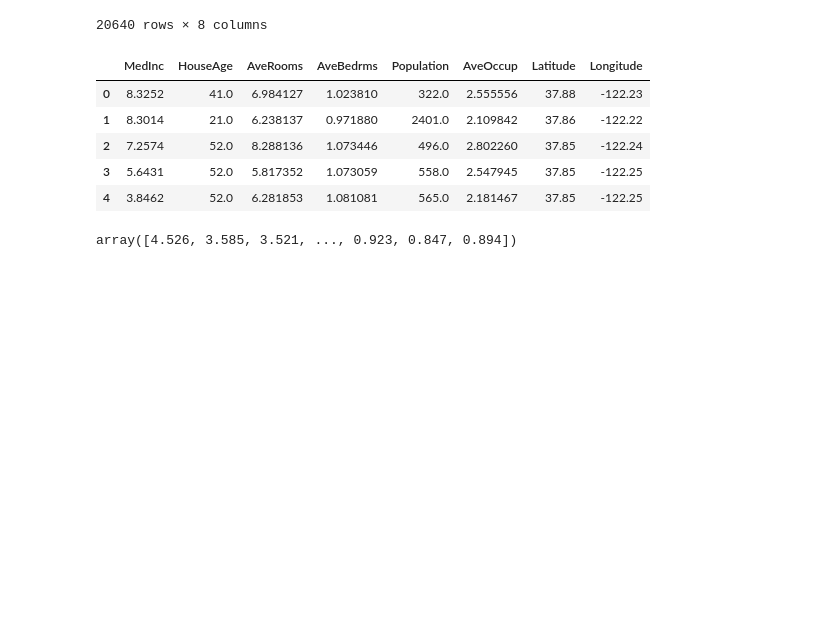
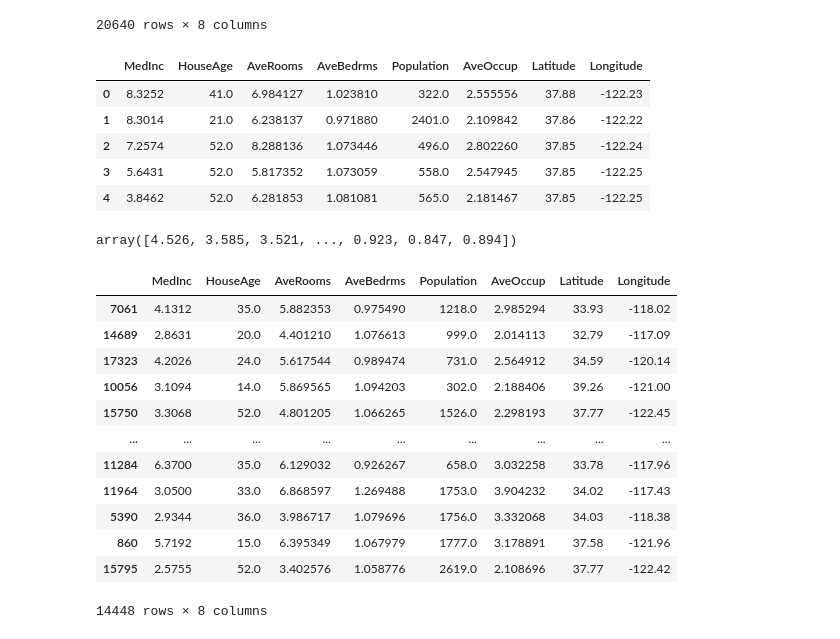
Before and after one commit to Kuldeep2003-exe/sklearn, a Jupyter notebook: Classification_ML.ipynb, the cells around one changed output. Cells and saved outputs as stored; diff of their text form; code cells hidden in the pictures; blank space fills up the shorter version.

```diff
--- a/Classification_ML.ipynb
+++ b/Classification_ML.ipynb
@@ -74,0 +73,21 @@ array([4.526, 3.585, 3.521, ..., 0.923, 0.847, 0.894])
+# %%
+#train test split
+
+from sklearn.model_selection import train_test_split
+X_train,X_test,y_train,y_test=train_test_split(X,y,test_size=0.30,random_state=42)
+# %%
+X_train
+# %% [output]
+|  | MedInc | HouseAge | AveRooms | AveBedrms | Population | AveOccup | Latitude | Longitude |
+| 7061 | 4.1312 | 35.0 | 5.882353 | 0.975490 | 1218.0 | 2.985294 | 33.93 | -118.02 |
+| 14689 | 2.8631 | 20.0 | 4.401210 | 1.076613 | 999.0 | 2.014113 | 32.79 | -117.09 |
+| 17323 | 4.2026 | 24.0 | 5.617544 | 0.989474 | 731.0 | 2.564912 | 34.59 | -120.14 |
+| 10056 | 3.1094 | 14.0 | 5.869565 | 1.094203 | 302.0 | 2.188406 | 39.26 | -121.00 |
+| 15750 | 3.3068 | 52.0 | 4.801205 | 1.066265 | 1526.0 | 2.298193 | 37.77 | -122.45 |
+| ... | ... | ... | ... | ... | ... | ... | ... | ... |
+| 11284 | 6.3700 | 35.0 | 6.129032 | 0.926267 | 658.0 | 3.032258 | 33.78 | -117.96 |
+| 11964 | 3.0500 | 33.0 | 6.868597 | 1.269488 | 1753.0 | 3.904232 | 34.02 | -117.43 |
+| 5390 | 2.9344 | 36.0 | 3.986717 | 1.079696 | 1756.0 | 3.332068 | 34.03 | -118.38 |
+| 860 | 5.7192 | 15.0 | 6.395349 | 1.067979 | 1777.0 | 3.178891 | 37.58 | -121.96 |
+| 15795 | 2.5755 | 52.0 | 3.402576 | 1.058776 | 2619.0 | 2.108696 | 37.77 | -122.42 |
+14448 rows × 8 columns
```
Also changed, not shown: parts of 1 cell of this notebook.
